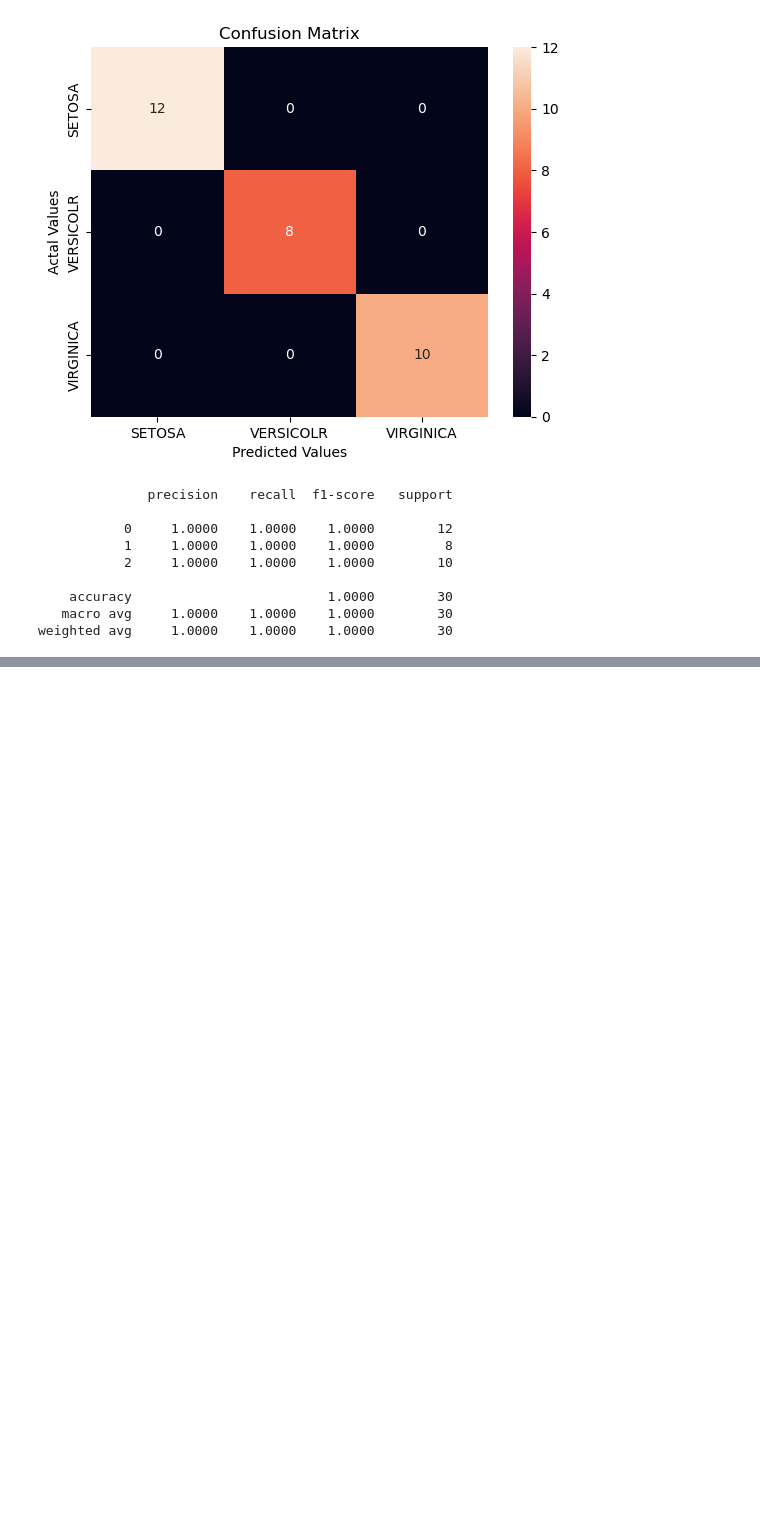
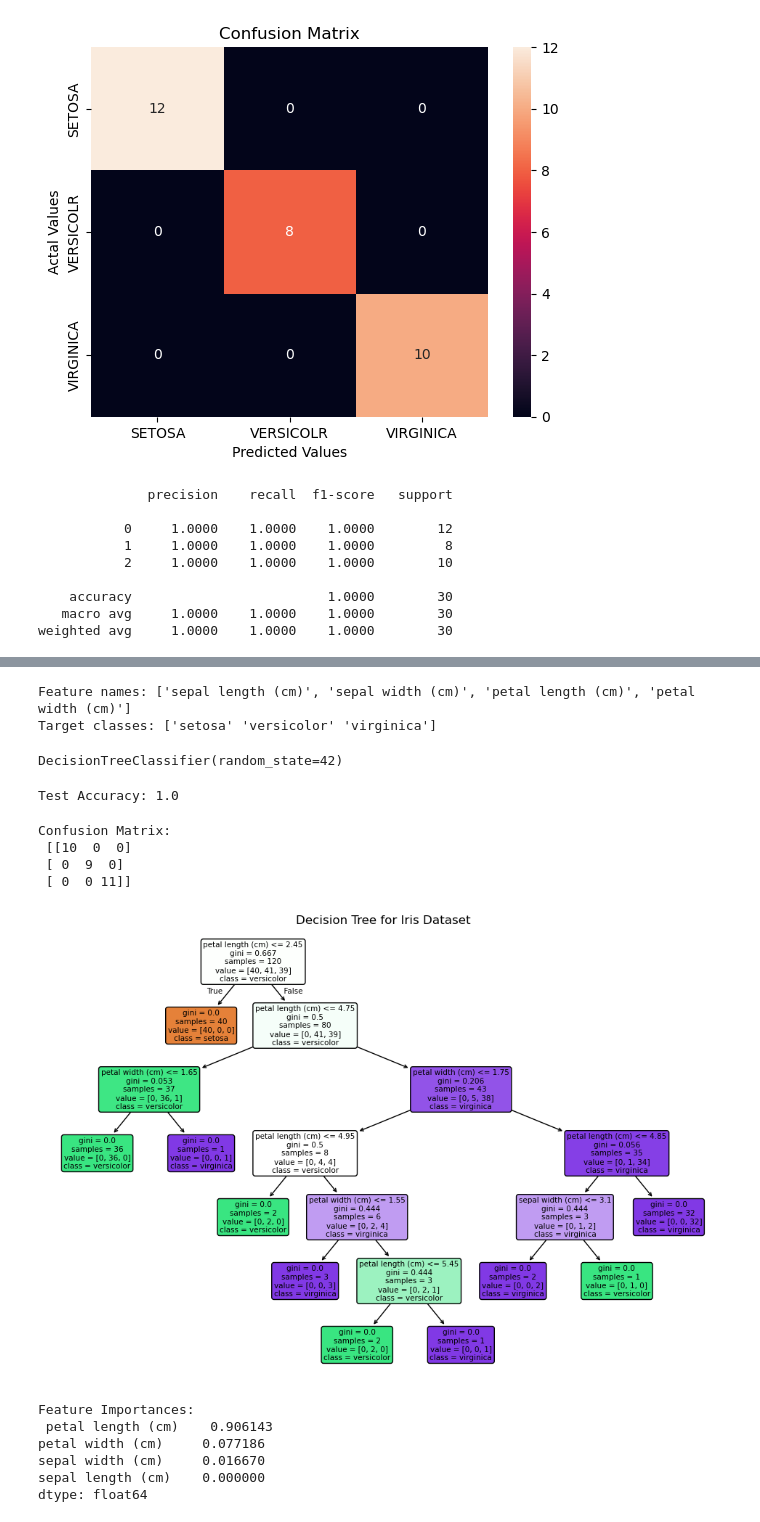
Before and after one commit to sourasb05/Information-Technology-and-Energy-Storage, a Jupyter notebook: RandomForest Classifier.ipynb, the cells around one changed output, grey strips where cells are left out. Saved outputs shown, nothing was run; the diff lists cells and outputs as text; code cells hidden in the pictures; blank space fills up the shorter version.

Commit message:
decision tree added in random forest notebook

```diff
--- a/RandomForest Classifier.ipynb
+++ b/RandomForest Classifier.ipynb
@@ -172,0 +183,27 @@ weighted avg     1.0000    1.0000    1.0000        30
+# %%
+# Load Iris dataset
+iris = load_iris()
+X = iris.data         # shape: (150, 4)
+y = iris.target       # shape: (150, )
+
+# Optional: Print feature and class names
+print("Feature names:", iris.feature_names)
+print("Target classes:", iris.target_names)
+# %% [output]
+Feature names: ['sepal length (cm)', 'sepal width (cm)', 'petal length (cm)', 'petal width (cm)']
+Target classes: ['setosa' 'versicolor' 'virginica']
+# %%
+# 80% training, 20% test
+X_train, X_test, y_train, y_test = train_test_split(
+    X, y, test_size=0.2, random_state=42
+)
+# %%
+# Initialize the Decision Tree
+# criterion can be "gini" (default) or "entropy"
+# max_depth can limit the depth to prevent overfitting
+clf = DecisionTreeClassifier(criterion='gini', max_depth=None, random_state=42)
+
+# Fit the model to the training data
+clf.fit(X_train, y_train)
+# %% [output]
+DecisionTreeClassifier(random_state=42)
@@ -172,0 +212,39 @@ weighted avg     1.0000    1.0000    1.0000        30
+# %%
+accuracy = accuracy_score(y_test, y_pred)
+print("Test Accuracy:", accuracy)
+# %% [output]
+Test Accuracy: 1.0
+# %%
+cm = confusion_matrix(y_test, y_pred)
+print("Confusion Matrix:\n", cm)
+# %% [output]
+Confusion Matrix:
+ [[10  0  0]
+ [ 0  9  0]
+ [ 0  0 11]]
+# %%
+plt.figure(figsize=(12, 8))  # set a larger figure size for clarity
+plot_tree(
+    clf,
+    filled=True,
+    rounded=True,
+    feature_names=iris.feature_names,
+    class_names=iris.target_names
+)
+plt.title("Decision Tree for Iris Dataset")
+plt.show()
+# %% [output]
+[figure, added]
+# %%
+import pandas as pd
+
+importance = pd.Series(clf.feature_importances_, index=iris.feature_names)
+importance.sort_values(ascending=False, inplace=True)
+print("Feature Importances:\n", importance)
+# %% [output]
+Feature Importances:
+ petal length (cm)    0.906143
+petal width (cm)     0.077186
+sepal width (cm)     0.016670
+sepal length (cm)    0.000000
+dtype: float64
```
Also changed, not shown: parts of 4 cells of this notebook.
